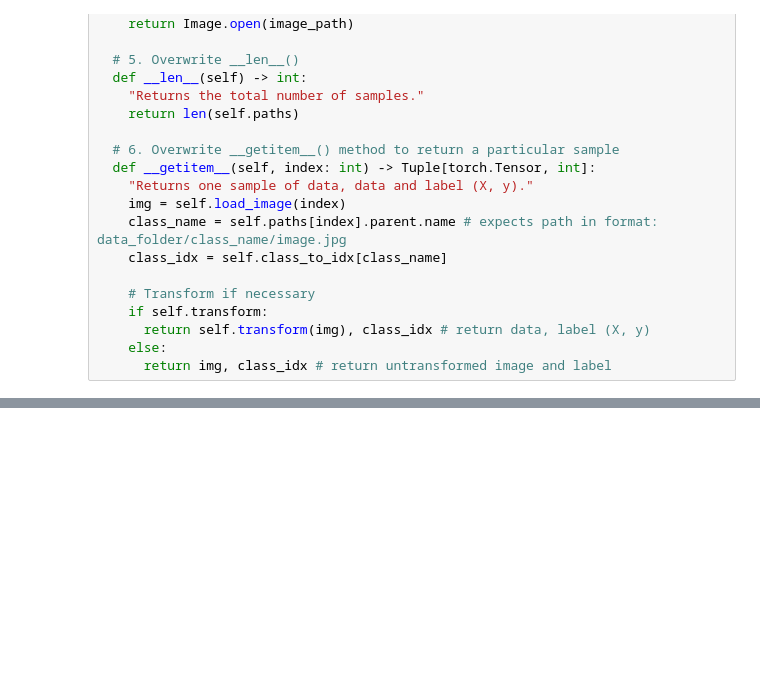
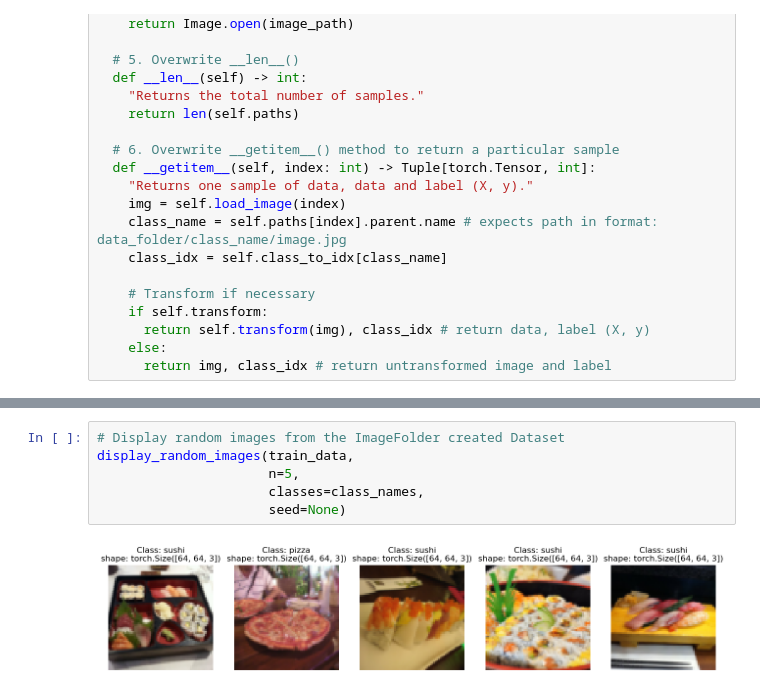
Before and after one commit to windx987/research-deep-learning, a Jupyter notebook: Learn PyTorch/04_pytorch_custom_datasets/dataset.ipynb, the cells around one changed output, grey strips where cells are left out. Saved outputs shown, nothing was run; the diff lists cells and outputs as text; blank space fills up the shorter version.

```diff
--- a/Learn PyTorch/04_pytorch_custom_datasets/dataset.ipynb
+++ b/Learn PyTorch/04_pytorch_custom_datasets/dataset.ipynb
@@ -489,0 +609,8 @@ class ImageFolderCustom(Dataset):
+# %%
+# Display random images from the ImageFolder created Dataset
+display_random_images(train_data,
+                      n=5,
+                      classes=class_names,
+                      seed=None)
+# %% [output]
+[figure, added]
```
Also changed, not shown: parts of 75 cells of this notebook.
